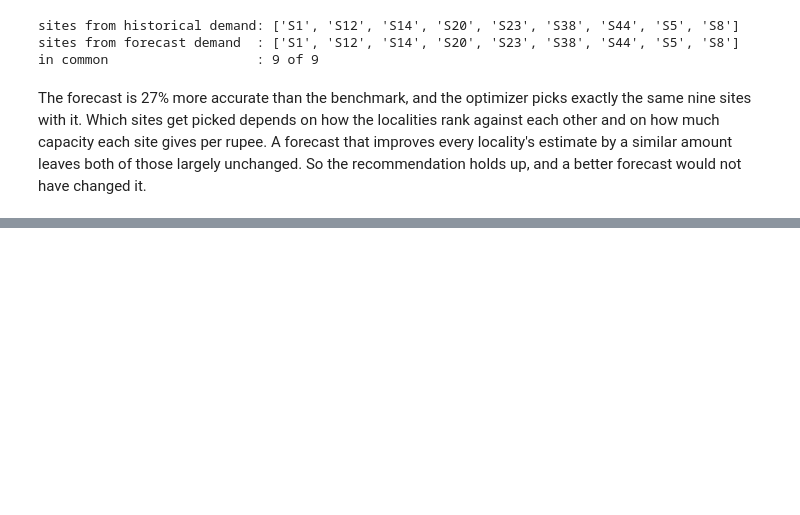
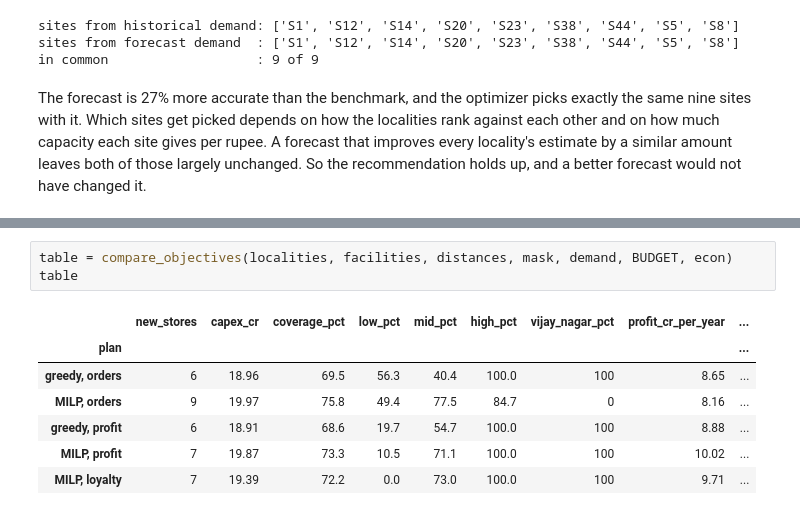
Before and after one commit to Amberss-Log/blinkit-darkstore-optimizer, a Jupyter notebook: notebook.ipynb, the cells around one changed output, grey strips where cells are left out. Saved outputs shown, nothing was run; the diff lists cells and outputs as text; blank space fills up the shorter version.

```diff
--- a/notebook.ipynb
+++ b/notebook.ipynb
@@ -759,0 +823,11 @@ version should weight localities by what their customers are worth.
+# %%
+table = compare_objectives(localities, facilities, distances, mask, demand, BUDGET, econ)
+table
+# %% [output]
+|  | new_stores | capex_cr | coverage_pct | low_pct | mid_pct | high_pct | vijay_nagar_pct | profit_cr_per_year | ... |
+| plan |  |  |  |  |  |  |  |  | ... |
+| greedy, orders | 6 | 18.96 | 69.5 | 56.3 | 40.4 | 100.0 | 100 | 8.65 | ... |
+| MILP, orders | 9 | 19.97 | 75.8 | 49.4 | 77.5 | 84.7 | 0 | 8.16 | ... |
+| greedy, profit | 6 | 18.91 | 68.6 | 19.7 | 54.7 | 100.0 | 100 | 8.88 | ... |
+| MILP, profit | 7 | 19.87 | 73.3 | 10.5 | 71.1 | 100.0 | 100 | 10.02 | ... |
+| MILP, loyalty | 7 | 19.39 | 72.2 | 0.0 | 73.0 | 100.0 | 100 | 9.71 | ... |
```
Also changed, not shown: parts of 20 cells of this notebook, 8 other files.
